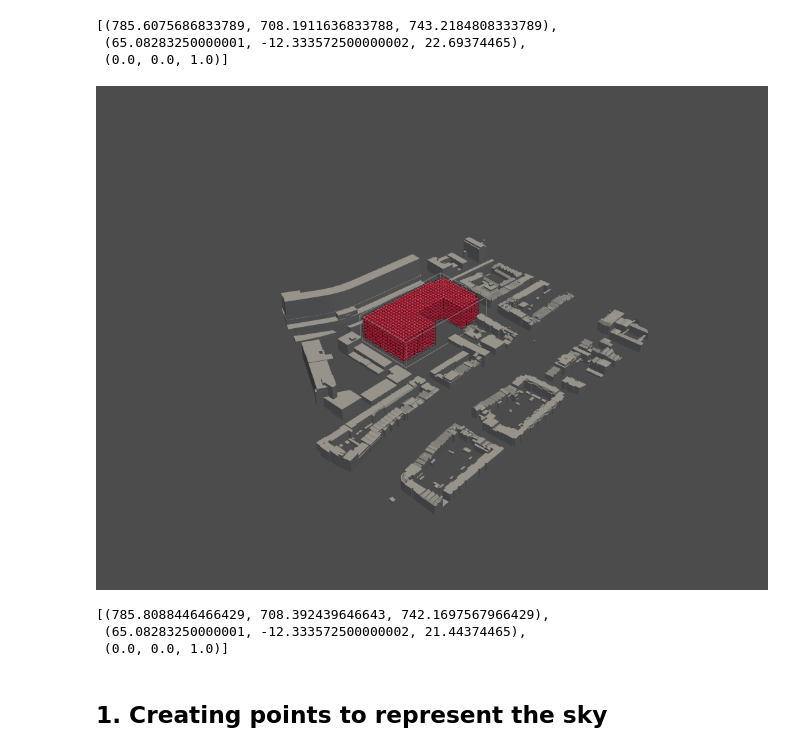
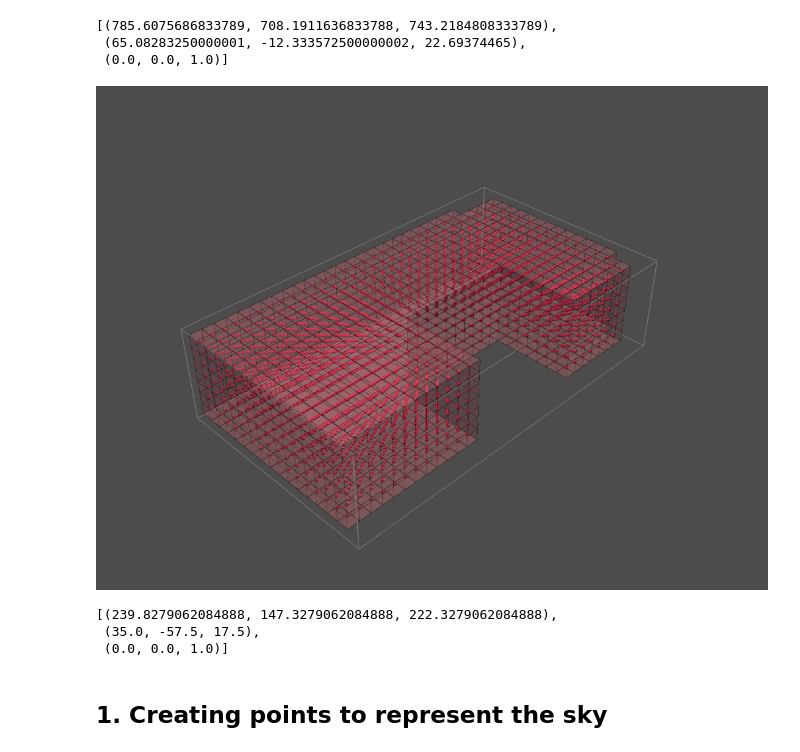
Before and after one commit to shervinazadi/spatial_computing_project_template, a Jupyter notebook: scripts/sky_view_factor.ipynb, the cells around one changed output. Drawn from its saved outputs; the diff is of its cells as text; code cells hidden in the pictures.

```diff
--- a/scripts/sky_view_factor.ipynb
+++ b/scripts/sky_view_factor.ipynb
@@ -53,17 +53,16 @@ envelope_lattice_highres = tg.lattice_from_csv(lattice_path)
 # %%
 # initiating the plotter
 p = pv.Plotter(notebook=True)
 
 # adding the meshes
 envelope_lattice_highres.fast_vis(p)
-p.add_mesh(tri_to_pv(context_mesh), color='#aaaaaa')
 
 # plotting
 p.show()
 # %% [output]
-[figure, old version]
+[figure, new version]
-[(785.8088446466429, 708.392439646643, 742.1697567966429),
- (65.08283250000001, -12.333572500000002, 21.44374465),
+[(239.8279062084888, 147.3279062084888, 222.3279062084888),
+ (35.0, -57.5, 17.5),
  (0.0, 0.0, 1.0)]
 # %% [markdown]
 ## 1. Creating points to represent the sky
```
Also changed, not shown: parts of 3 cells of this notebook.
